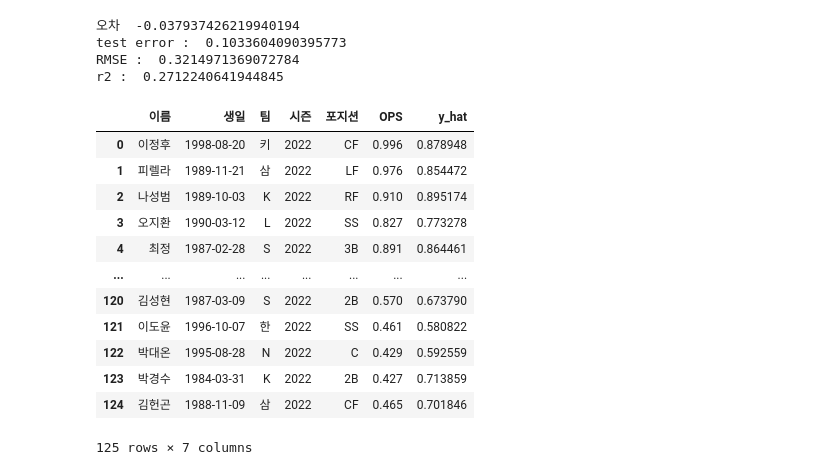
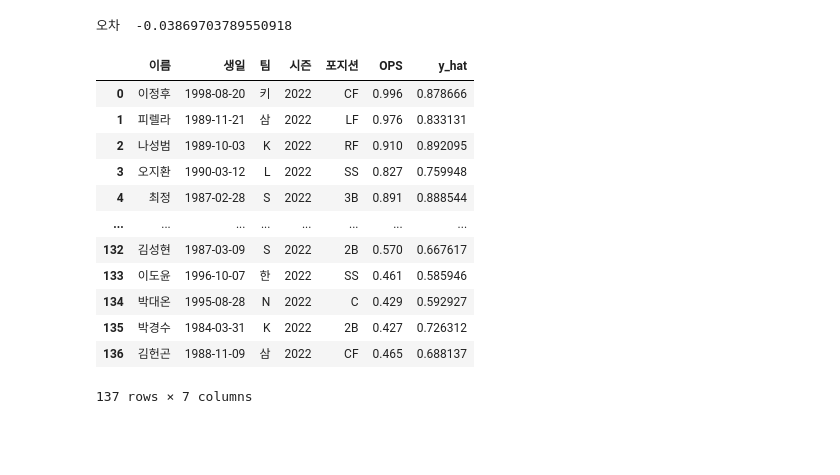
Before and after one commit to gmb408/OSSP-KBO-prediction, a Jupyter notebook: Model_Building.ipynb, the cells around one changed output. Drawn from its saved outputs; the diff is of its cells as text; code cells hidden in the pictures; blank space fills up the shorter version.

```diff
--- a/Model_Building.ipynb
+++ b/Model_Building.ipynb
@@ -57,3 +61,5 @@ result[z_cols] = result_scaled[z_cols]
 df = result.fillna(-1) # nan값 -1로 impute
 df = df[df['OPS_NEXT'] > 0] # 다음 해의 OPS가 존재하는 값들만 추출 (다음 해 OPS 가 없다면, predict 값과 target값을 비교 할 수 없기 때문)
 df = pd.concat([df, pd.get_dummies(df['포지션'], drop_first=True)], axis=1) # 포지션 dummy variable로 변환
+df= df.reset_index(drop=True)
+df
@@ -61,7 +81,7 @@ df = pd.concat([df, pd.get_dummies(df['포지션'], drop_first=True)], axis=1) #
 # 학습시킬 모델
 model_dict = {'xgb':XGBRegressor(objective ='reg:squarederror',n_estimators=110, learning_rate=0.05 ,max_depth=3, min_samples_split=400, random_state=23),
               'lgbm':LGBMRegressor(random_state=23),
-              'rf':RandomForestRegressor(),
+              'rf':RandomForestRegressor(max_depth = 10, min_samples_leaf = 12, min_samples_split= 8, n_estimators = 100),
               'svr':SVR(),
               'knn':KNeighborsRegressor(),
               'reg':LinearRegression(),
@@ -71,7 +119,7 @@ model_dict = {'xgb':XGBRegressor(objective ='reg:squarederror',n_estimators=110,
 # %%
 def get_stacking_base_datasets(model, train,test, n_folds ):
     # 지정된 n_folds값으로 KFold 생성.
-    kf = KFold(n_splits=n_folds, shuffle=False)
+    kf = KFold(n_splits=n_folds, shuffle=True)
 
     #추후에 메타 모델이 사용할 학습 데이터 반환을 위한 넘파이 배열 초기화
     train_fold_pred = np.zeros((train.shape[0] ,1 ))
@@ -91,35 +139,33 @@ def get_stacking_base_datasets(model, train,test, n_folds ):
         model.fit(X_tr , y_tr)
         #폴드 세트 내부에서 다시 만들어진 검증 데이터로 기반 모델 예측 후 데이터 저장.
         train_fold_pred[valid_index, :] = model.predict(X_vl).reshape(-1,1)
-        #입력된 원본 테스트 데이터를 폴드 세트내 학습된 기반 모델에서 예측 후 데이터 저장.
+        #원본 테스트 데이터를 폴드 세트내 학습된 기반 모델에서 예측 후 데이터 저장.
         test_pred[:, folder_counter] = model.predict(test[X_cols])
     # 폴드 세트 내에서 원본 테스트 데이터를 예측한 데이터를 평균하여 테스트 데이터로 생성
     test_pred_mean = np.mean(test_pred, axis=1).reshape(-1,1)
-
     #train_fold_pred는 최종 메타 모델이 사용하는 학습 데이터, test_pred_mean은 테스트 데이터
     return train_fold_pred , test_pred_mean
 # %%
 model = model_dict['xgb']
-model2 = model_dict['lgbm']
+model2 = model_dict['rf']
 model3 = model_dict['gbm']
-model4 = model_dict['xgb']
+model4 = model_dict['ridge']
 
 test_error = []
 r2 = []
 
 #학습용 데이터 ~2016 테스트데이터 2016~2021
 train = df[df['시즌'] < 2016].reset_index(drop=True)
-test = df[(df['시즌'] > 2016) & (2022 > df['시즌'])].reset_index(drop=True)
-
+test = df[(2015 < df['시즌']) & (df['시즌'] < 2022) ].reset_index(drop=True)
 y_train = train[y_cols]
 y_test = test[y_cols]
 
 # 개별 기반 모델에서 최종 메타 모델이 사용할 학습 및 테스트용 데이터를 생성하기 위한 함수.
 
 # CV스태킹 알고리즘 각 모델에 적용
-xgb_train, xgb_test = get_stacking_base_datasets(model,train,test, 7)
-lgbm_train, lgbm_test = get_stacking_base_datasets(model2, train,test, 7)
-gbm_train, gbm_test = get_stacking_base_datasets(model3,train,test,  7)
+xgb_train, xgb_test = get_stacking_base_datasets(model,train,test, 5)
+lgbm_train, lgbm_test = get_stacking_base_datasets(model2, train,test, 5)
+gbm_train, gbm_test = get_stacking_base_datasets(model3,train,test,  5)
 
 # CV스태킹 알고리즘 결과로 메타 모델 학습/시험에 필요한 result_a result_b 만들기
 Stack_final_X_train = np.concatenate((xgb_train, lgbm_train, gbm_train), axis=1)
@@ -180,48 +233,37 @@ plt.ylim(0,1.5)
 # %%
 result = pd.read_csv("/content/statiz_Final.csv", index_col=0)
 sample = test
 sample['y_hat'] = stack_final
 
 sample = sample[sample['시즌']==2021]
 
 new = ['이름','생일','y_hat']
 new2 = ['이름','생일','팀','시즌','포지션','OPS']
 sample = sample[new]
 
 predict = result[result['시즌']==2022] # 2018년도 데이터 프레임
 predict=predict[new2]
 
 final = pd.merge(predict, sample, on=('이름','생일'), how='inner')
 error = final['OPS'] - final['y_hat']
 print("오차 ",np.mean(error))
 
-mse=mean_squared_error(final['OPS'],  final['y_hat'] ,squared=False)
-rmse =  np.sqrt(mse)
-r2 =r2_score(final['OPS'], final['y_hat'])
-
-print("test error : ", mse)
-print("RMSE : ", rmse)
-print("r2 : ", r2)
-
 final
 # %% [output]
-오차  -0.037937426219940194
-test error :  0.1033604090395773
-RMSE :  0.3214971369072784
-r2 :  0.2712240641944845
+오차  -0.03869703789550918
 |  | 이름 | 생일 | 팀 | 시즌 | 포지션 | OPS | y_hat |
-| 0 | 이정후 | 1998-08-20 | 키 | 2022 | CF | 0.996 | 0.878948 |
-| 1 | 피렐라 | 1989-11-21 | 삼 | 2022 | LF | 0.976 | 0.854472 |
-| 2 | 나성범 | 1989-10-03 | K | 2022 | RF | 0.910 | 0.895174 |
-| 3 | 오지환 | 1990-03-12 | L | 2022 | SS | 0.827 | 0.773278 |
-| 4 | 최정 | 1987-02-28 | S | 2022 | 3B | 0.891 | 0.864461 |
+| 0 | 이정후 | 1998-08-20 | 키 | 2022 | CF | 0.996 | 0.878666 |
+| 1 | 피렐라 | 1989-11-21 | 삼 | 2022 | LF | 0.976 | 0.833131 |
+| 2 | 나성범 | 1989-10-03 | K | 2022 | RF | 0.910 | 0.892095 |
+| 3 | 오지환 | 1990-03-12 | L | 2022 | SS | 0.827 | 0.759948 |
+| 4 | 최정 | 1987-02-28 | S | 2022 | 3B | 0.891 | 0.888544 |
 | ... | ... | ... | ... | ... | ... | ... | ... |
-| 120 | 김성현 | 1987-03-09 | S | 2022 | 2B | 0.570 | 0.673790 |
-| 121 | 이도윤 | 1996-10-07 | 한 | 2022 | SS | 0.461 | 0.580822 |
-| 122 | 박대온 | 1995-08-28 | N | 2022 | C | 0.429 | 0.592559 |
-| 123 | 박경수 | 1984-03-31 | K | 2022 | 2B | 0.427 | 0.713859 |
-| 124 | 김헌곤 | 1988-11-09 | 삼 | 2022 | CF | 0.465 | 0.701846 |
+| 132 | 김성현 | 1987-03-09 | S | 2022 | 2B | 0.570 | 0.667617 |
+| 133 | 이도윤 | 1996-10-07 | 한 | 2022 | SS | 0.461 | 0.585946 |
+| 134 | 박대온 | 1995-08-28 | N | 2022 | C | 0.429 | 0.592927 |
+| 135 | 박경수 | 1984-03-31 | K | 2022 | 2B | 0.427 | 0.726312 |
+| 136 | 김헌곤 | 1988-11-09 | 삼 | 2022 | CF | 0.465 | 0.688137 |
-125 rows × 7 columns
+137 rows × 7 columns
 # %%
 # 기존 모델
 # 2009 ~ 2016년 기간의 데이터로 검증
```
Also changed, not shown: parts of 10 cells of this notebook.
